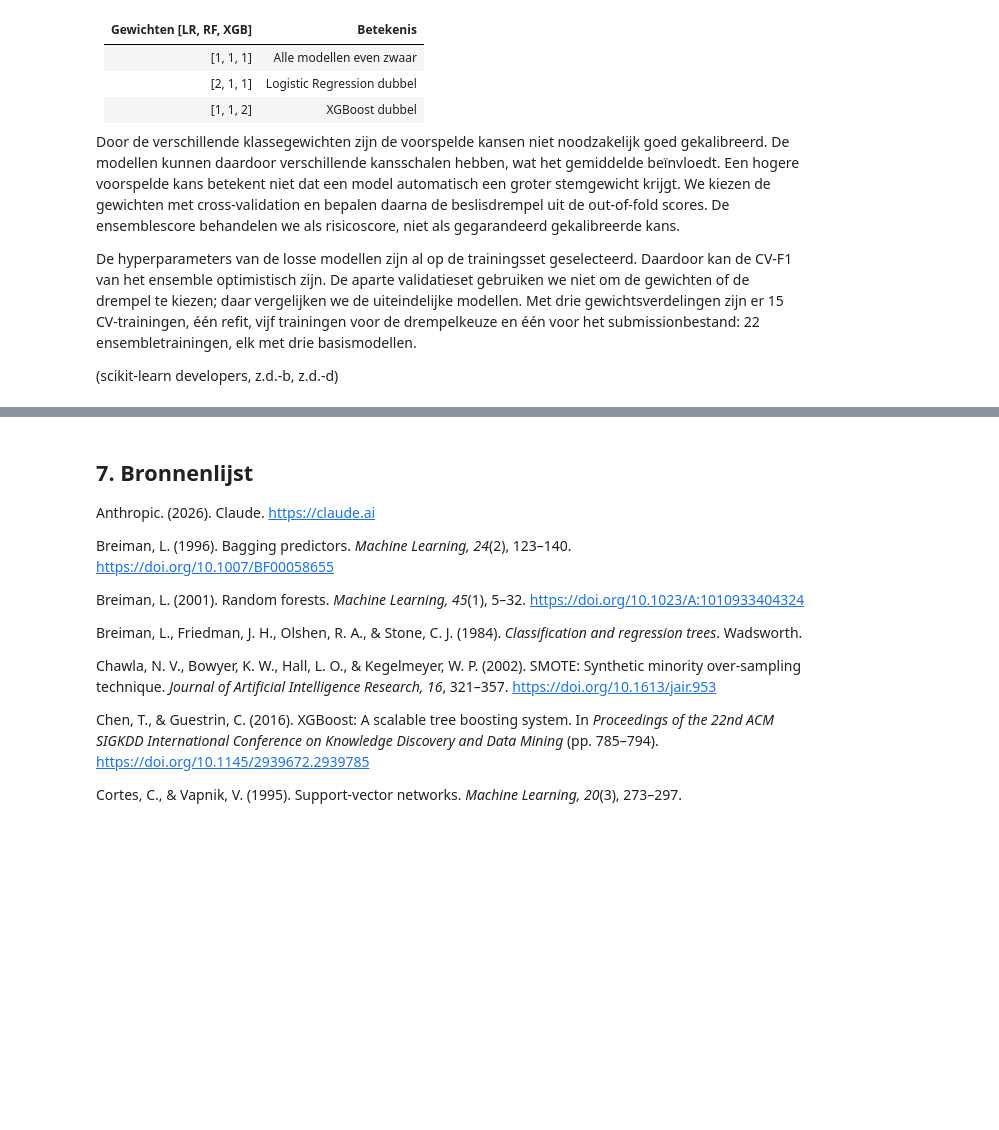
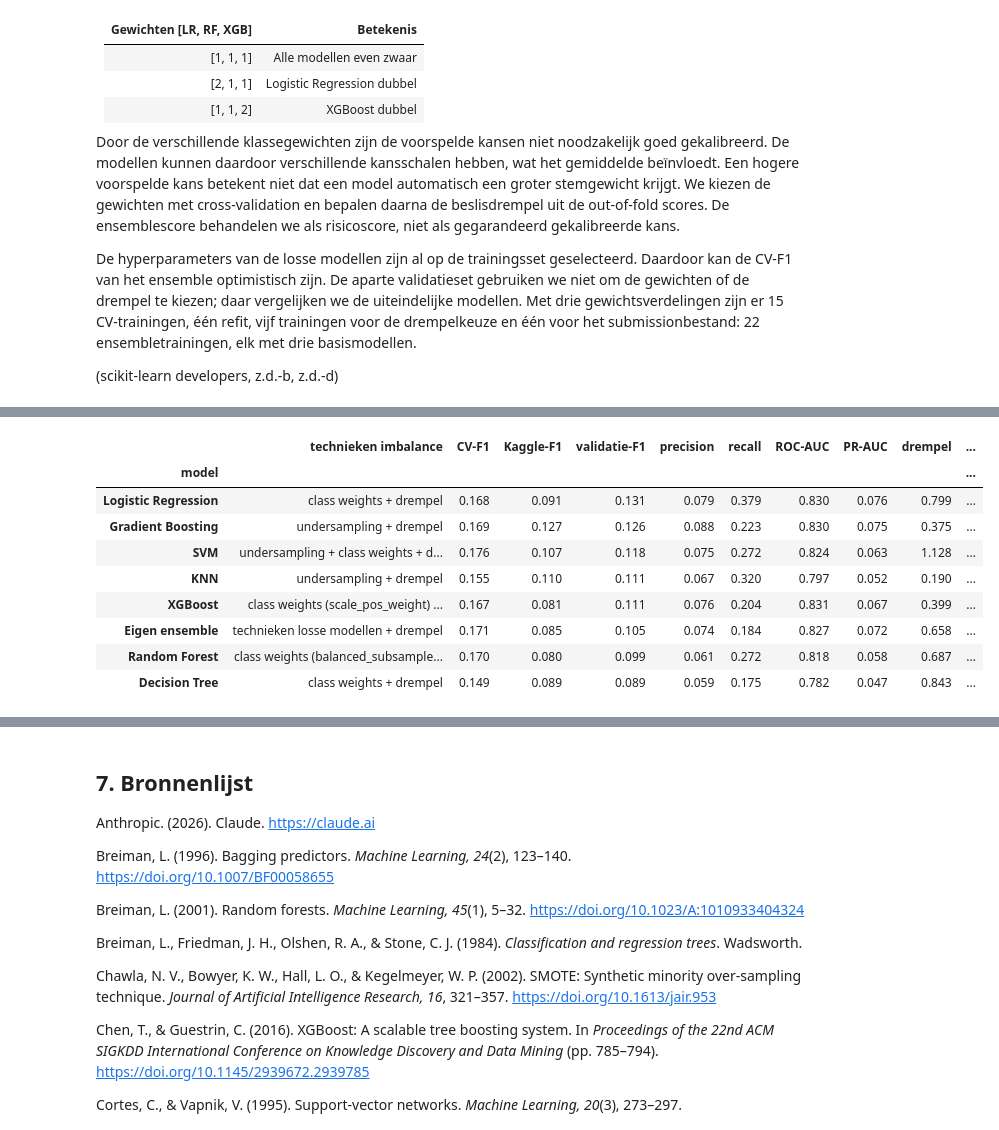
Before and after one commit to AhmedBashabeeb/stroke-predictie-medpredict, a Jupyter notebook: Stroke predict new.ipynb, the cells around one changed output, grey strips where cells are left out. Drawn from its saved outputs; the diff is of its cells as text; code cells hidden in the pictures; blank space fills up the shorter version.

```diff
--- a/Stroke predict new.ipynb
+++ b/Stroke predict new.ipynb
@@ -2641,0 +2650,27 @@ results.to_frame().loc[compare_names, compare_columns].round(3)
+# %%
+# Public Scores van Kaggle na het uploaden van de bestanden in submissions/
+KAGGLE_SCORES = {
+    "KNN": 0.11009,
+    "Logistic Regression": 0.09090,
+    "SVM": 0.10702,
+    "Decision Tree": 0.08860,
+    "Random Forest": 0.08045,
+    "Gradient Boosting": 0.12716,
+    "XGBoost": 0.08071,
+    "Eigen ensemble": 0.08490,
+}
+overview = results.to_frame(KAGGLE_SCORES)
+overview.sort_values("validatie-F1", ascending=False).style.format(
+    precision=3, na_rep="nog invullen").background_gradient(
+    subset=["validatie-F1"], cmap="Greens")
+# %% [output]
+|  | technieken imbalance | CV-F1 | Kaggle-F1 | validatie-F1 | precision | recall | ROC-AUC | PR-AUC | drempel | ... |
+| model |  |  |  |  |  |  |  |  |  | ... |
+| Logistic Regression | class weights + drempel | 0.168 | 0.091 | 0.131 | 0.079 | 0.379 | 0.830 | 0.076 | 0.799 | ... |
+| Gradient Boosting | undersampling + drempel | 0.169 | 0.127 | 0.126 | 0.088 | 0.223 | 0.830 | 0.075 | 0.375 | ... |
+| SVM | undersampling + class weights + d... | 0.176 | 0.107 | 0.118 | 0.075 | 0.272 | 0.824 | 0.063 | 1.128 | ... |
+| KNN | undersampling + drempel | 0.155 | 0.110 | 0.111 | 0.067 | 0.320 | 0.797 | 0.052 | 0.190 | ... |
+| XGBoost | class weights (scale_pos_weight) ... | 0.167 | 0.081 | 0.111 | 0.076 | 0.204 | 0.831 | 0.067 | 0.399 | ... |
+| Eigen ensemble | technieken losse modellen + drempel | 0.171 | 0.085 | 0.105 | 0.074 | 0.184 | 0.827 | 0.072 | 0.658 | ... |
+| Random Forest | class weights (balanced_subsample... | 0.170 | 0.080 | 0.099 | 0.061 | 0.272 | 0.818 | 0.058 | 0.687 | ... |
+| Decision Tree | class weights + drempel | 0.149 | 0.089 | 0.089 | 0.059 | 0.175 | 0.782 | 0.047 | 0.843 | ... |
```
Also changed, not shown: parts of 23 cells of this notebook.
